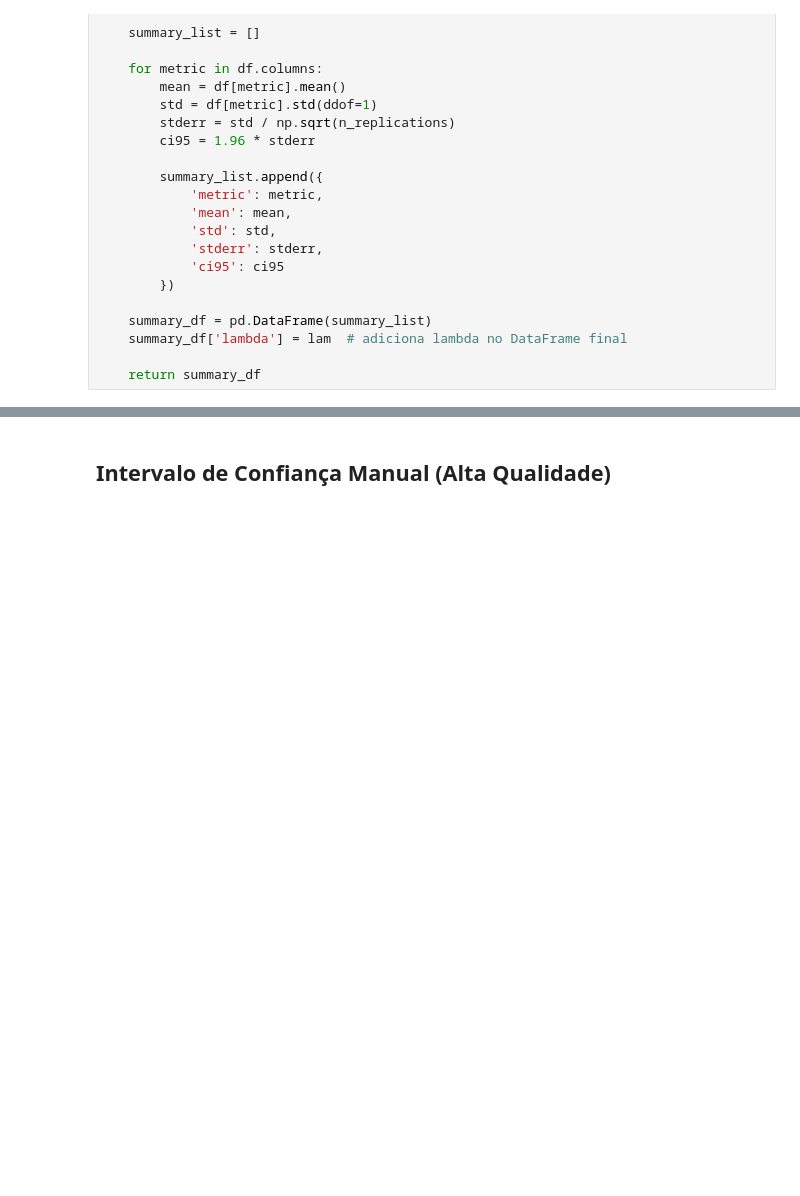
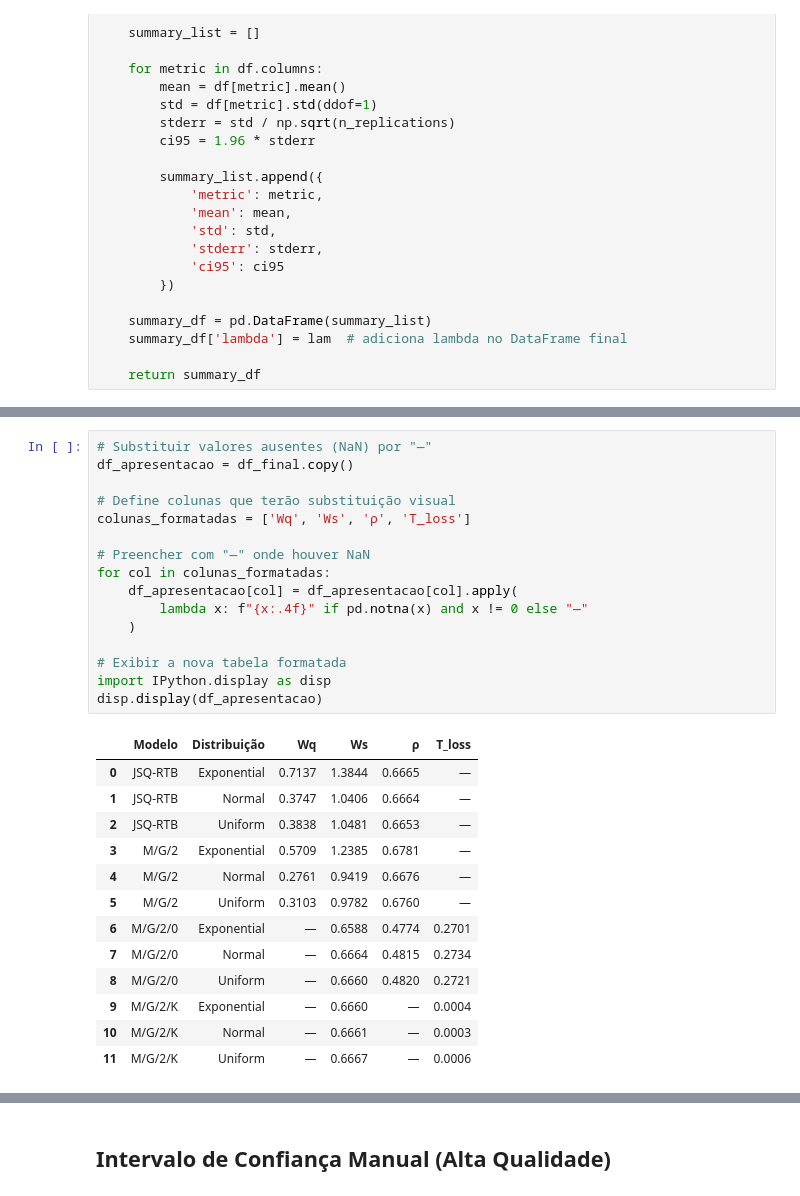
Before and after one commit to barbara-rosa05/TP547, a Jupyter notebook: Trabalho_Final_Parte_3/main.ipynb, the cells around one changed output, grey strips where cells are left out. Cells and saved outputs as stored; diff of their text form; blank space fills up the shorter version.

```diff
--- a/Trabalho_Final_Parte_3/main.ipynb
+++ b/Trabalho_Final_Parte_3/main.ipynb
@@ -848,3 +898,33 @@ def run_multiple_replications(simulation_function, lam, mu, distribution, sim_ti
+# %%
+# Substituir valores ausentes (NaN) por "—"
+df_apresentacao = df_final.copy()
+
+# Define colunas que terão substituição visual
+colunas_formatadas = ['Wq', 'Ws', 'ρ', 'T_loss']
+
+# Preencher com "—" onde houver NaN
+for col in colunas_formatadas:
+    df_apresentacao[col] = df_apresentacao[col].apply(
+        lambda x: f"{x:.4f}" if pd.notna(x) and x != 0 else "—"
+    )
+
+# Exibir a nova tabela formatada
+import IPython.display as disp
+disp.display(df_apresentacao)
+# %% [output]
+|  | Modelo | Distribuição | Wq | Ws | ρ | T_loss |
+| 0 | JSQ-RTB | Exponential | 0.7137 | 1.3844 | 0.6665 | — |
+| 1 | JSQ-RTB | Normal | 0.3747 | 1.0406 | 0.6664 | — |
+| 2 | JSQ-RTB | Uniform | 0.3838 | 1.0481 | 0.6653 | — |
+| 3 | M/G/2 | Exponential | 0.5709 | 1.2385 | 0.6781 | — |
+| 4 | M/G/2 | Normal | 0.2761 | 0.9419 | 0.6676 | — |
+| 5 | M/G/2 | Uniform | 0.3103 | 0.9782 | 0.6760 | — |
+| 6 | M/G/2/0 | Exponential | — | 0.6588 | 0.4774 | 0.2701 |
+| 7 | M/G/2/0 | Normal | — | 0.6664 | 0.4815 | 0.2734 |
+| 8 | M/G/2/0 | Uniform | — | 0.6660 | 0.4820 | 0.2721 |
+| 9 | M/G/2/K | Exponential | — | 0.6660 | — | 0.0004 |
+| 10 | M/G/2/K | Normal | — | 0.6661 | — | 0.0003 |
+| 11 | M/G/2/K | Uniform | — | 0.6667 | — | 0.0006 |
 # %%
 # Definições necessárias ANTES do loop
 n_replications = 30  # Número de replicações
```
Also changed, not shown: parts of 15 cells of this notebook.
